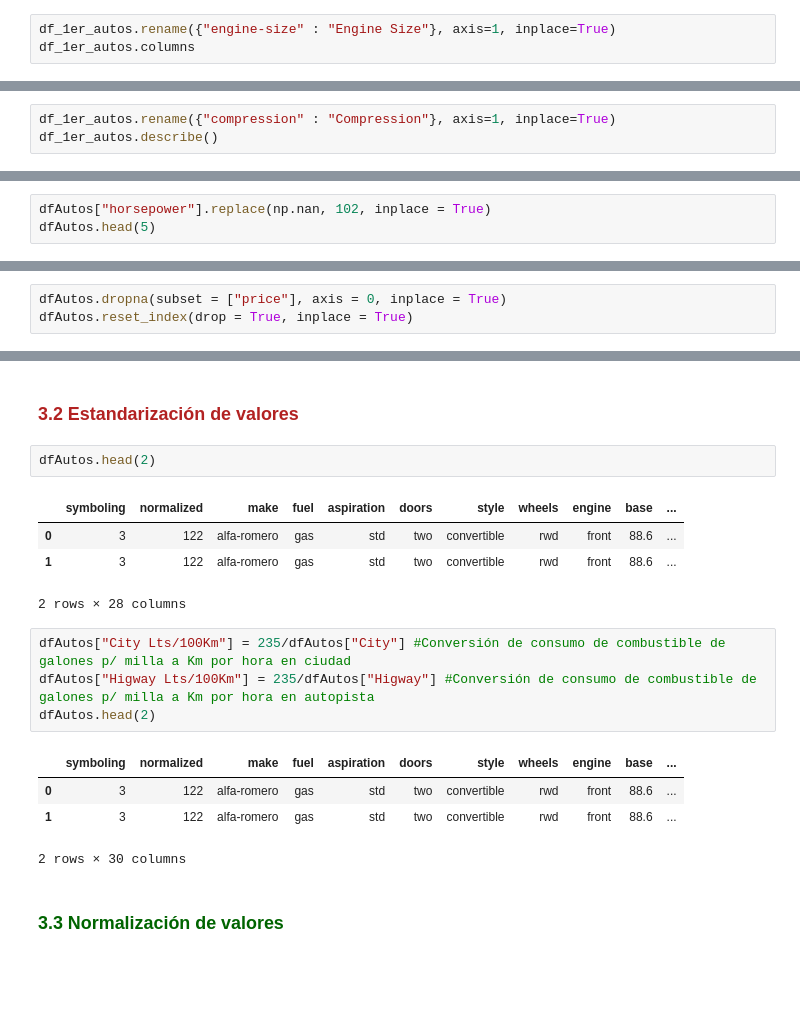
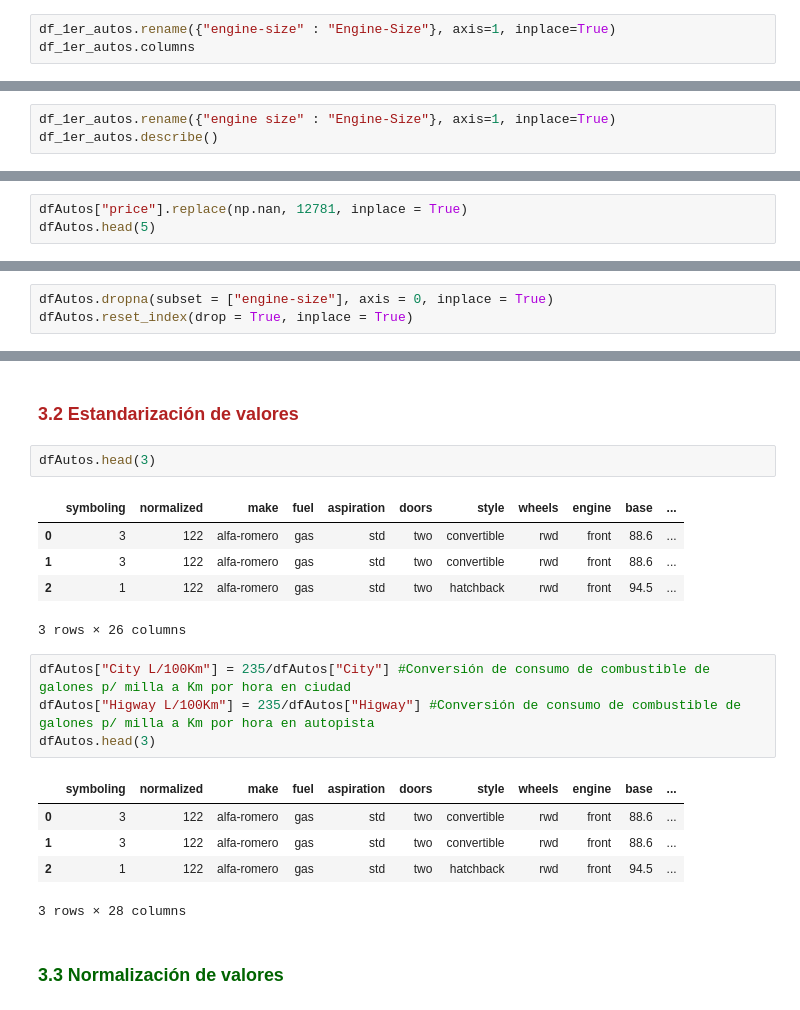
Before and after one commit to KevinCZ1989/DataAnalysis, a Jupyter notebook: EDA_AUTOS_3C2022.ipynb, the cells around one changed output, grey strips where cells are left out. Saved outputs shown, nothing was run; the diff lists cells and outputs as text; blank space fills up the shorter version.

```diff
--- a/EDA_AUTOS_3C2022.ipynb
+++ b/EDA_AUTOS_3C2022.ipynb
@@ -129,7 +129,7 @@ Index(['symboling', 'normalized', 'make', 'fuel', 'aspiration', 'doors',
        'price'],
       dtype='object')
 # %%
-df_1er_autos.rename({"engine-size" : "Engine Size"}, axis=1, inplace=True)
+df_1er_autos.rename({"engine-size" : "Engine-Size"}, axis=1, inplace=True)
 df_1er_autos.columns
 # %% [output]
 Index(['symboling', 'normalized', 'make', 'fuel', 'aspiration', 'doors',
@@ -139,6 +139,6 @@ Index(['symboling', 'normalized', 'make', 'fuel', 'aspiration', 'doors',
        'price'],
       dtype='object')
 # %%
-df_1er_autos.rename({"compression" : "Compression"}, axis=1, inplace=True)
+df_1er_autos.rename({"engine size" : "Engine-Size"}, axis=1, inplace=True)
 df_1er_autos.describe()
 # %% [output]
@@ -327,5 +300,5 @@ La media de engine-size es:  128.0
 # %%
-dfAutos["horsepower"].replace(np.nan, 102, inplace = True)
+dfAutos["price"].replace(np.nan, 12781, inplace = True)
 dfAutos.head(5)
 # %% [output]
 |  | symboling | normalized | make | fuel | aspiration | doors | style | wheels | engine | base | ... |
@@ -355,7 +328,7 @@ dfAutos.head(5)
 # %% [markdown]
 <h2 style="color:#708090"> 2.5 Eliminar filas con valores faltantes. </h2>
 # %%
-dfAutos.dropna(subset = ["price"], axis = 0, inplace = True)
+dfAutos.dropna(subset = ["engine-size"], axis = 0, inplace = True)
 dfAutos.reset_index(drop = True, inplace = True)
 # %%
 dfValoresFaltantes = dfAutos.isnull()
@@ -451,21 +424,23 @@ dtype: object
 # %% [markdown]
 <h3 style="color: #B22222">3.2 Estandarización de valores </h3>
 # %%
-dfAutos.head(2)
+dfAutos.head(3)
 # %% [output]
 |  | symboling | normalized | make | fuel | aspiration | doors | style | wheels | engine | base | ... |
 | 0 | 3 | 122 | alfa-romero | gas | std | two | convertible | rwd | front | 88.6 | ... |
 | 1 | 3 | 122 | alfa-romero | gas | std | two | convertible | rwd | front | 88.6 | ... |
+| 2 | 1 | 122 | alfa-romero | gas | std | two | hatchback | rwd | front | 94.5 | ... |
-2 rows × 28 columns
+3 rows × 26 columns
 # %%
-dfAutos["City Lts/100Km"] = 235/dfAutos["City"] #Conversión de consumo de combustible de galones p/ milla a Km por hora en ciudad
-dfAutos["Higway Lts/100Km"] = 235/dfAutos["Higway"] #Conversión de consumo de combustible de galones p/ milla a Km por hora en autopista
-dfAutos.head(2)
+dfAutos["City L/100Km"] = 235/dfAutos["City"] #Conversión de consumo de combustible de galones p/ milla a Km por hora en ciudad
+dfAutos["Higway L/100Km"] = 235/dfAutos["Higway"] #Conversión de consumo de combustible de galones p/ milla a Km por hora en autopista
+dfAutos.head(3)
 # %% [output]
 |  | symboling | normalized | make | fuel | aspiration | doors | style | wheels | engine | base | ... |
 | 0 | 3 | 122 | alfa-romero | gas | std | two | convertible | rwd | front | 88.6 | ... |
 | 1 | 3 | 122 | alfa-romero | gas | std | two | convertible | rwd | front | 88.6 | ... |
+| 2 | 1 | 122 | alfa-romero | gas | std | two | hatchback | rwd | front | 94.5 | ... |
-2 rows × 30 columns
+3 rows × 28 columns
 # %% [markdown]
 <h3 style="color:#006400">3.3 Normalización de valores </h3>
 # %%
```
Also changed, not shown: parts of 40 cells of this notebook.
